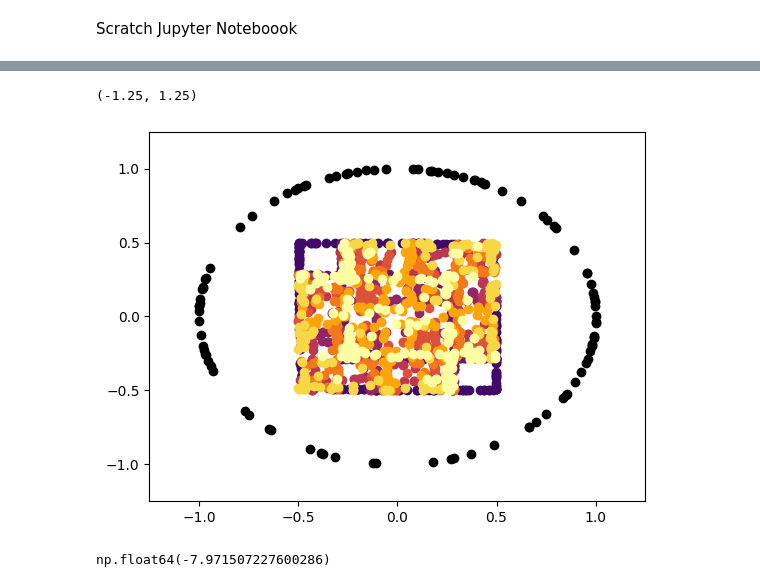
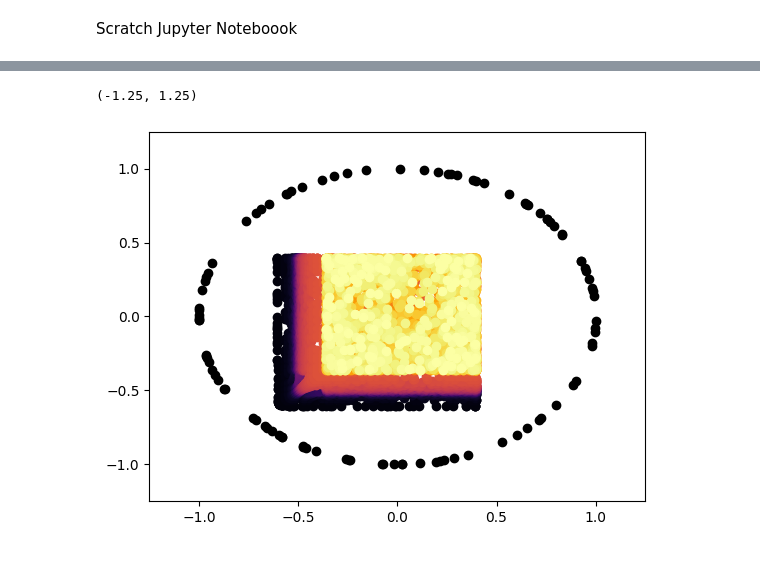
Before and after one commit to Fritz17236/untitled, a Jupyter notebook: src/nonlinear_approximator/scatch.ipynb, the cells around one changed output, grey strips where cells are left out. Cells and saved outputs as stored; diff of their text form; code cells hidden in the pictures.

```diff
--- a/src/nonlinear_approximator/scatch.ipynb
+++ b/src/nonlinear_approximator/scatch.ipynb
@@ -36,7 +37,7 @@ def logi(x: float | np.ndarray, r: float) ->  float | np.ndarray :
 def gauss(x: float | np.ndarray, alpha: float, beta: float) -> float | np.ndarray:
     return np.exp(- alpha * np.square(x)) + beta
 
-def forward_pass(neurons: np.ndarray, vector: np.ndarray, step_count: int, r: float) -> np.ndarray:
+def forward_pass(neurons: np.ndarray, vector: np.ndarray, step_count: int, params: dict) -> np.ndarray:
     if not  neurons.shape[0] == len(vector):
         raise ValueError(f"Could not dot vector with shape {vector.shape} against neurons with shape(s) {neurons.shape}")
 
@@ -45,11 +46,11 @@ def forward_pass(neurons: np.ndarray, vector: np.ndarray, step_count: int, r: fl
         return dot_prods
     else:
         # transformed = logi(dot_prods, r=r)
-        transformed = gauss(dot_prods, alpha=6.20, beta=-.5)
+        transformed = gauss(dot_prods, alpha=params['alpha'], beta=params['beta'])
         for step in range(1, step_count):
             # transformed = logi(transformed, r=r)
-            transformed = gauss(transformed, alpha=6.20, beta=-.5)
-        return transformed * np.sign(neurons)
+            transformed = gauss(transformed, alpha=params['alpha'], beta=params['beta'])
+        return transformed
 # %%
 neurons[:,1]
 np.sign(neurons)
@@ -74,41 +75,36 @@ array([[ 1., -1., -1.,  1.,  1., -1., -1.,  1., -1., -1.,  1.,  1., -1.,
 e1 = np.array([1, 0])
 e2 = np.array([0, 1])
 
-num_passes = 10
+num_passes = 100
 params = {
-    'alpha': 6.5,
-    'beta': -.5,
+    'alpha': 9,
+    'beta':  -.6045,
     'r': 3.8,
 }
 colors = cm.get_cmap('inferno', num_passes+1)
 
 plt.scatter(neurons[0,:], neurons[1,:], color="black")
 for j in range(1,num_passes):
     out_1x = forward_pass(neurons, e1, step_count=j, params=params)
     out_1y = forward_pass(neurons, e2, step_count=j, params=params)
 
     # out_2x = forward_pass(neurons, -e1, step_count=j, r=r)
     # out_2y = forward_pass(neurons, e2, step_count=j, r=r)
 
     # out_3x = forward_pass(neurons, -e1, step_count=j, r=r)
     # out_3y = forward_pass(neurons, -e2, step_count=j, r=r)
 
     # out_4x = forward_pass(neurons, e1, step_count=j, r=r)
     # out_4y = forward_pass(neurons, -e2, step_count=j, r=r)
 
     plt.scatter(out_1x, out_1y, label=f"Pass {j+1}", c=colors(j+1))
     # plt.scatter(out_2x, out_2y, label=f"Pass {j+1}", c=colors(j+1))
     # plt.scatter(out_3x, out_3y, label=f"Pass {j+1}", c=colors(j+1))
     # plt.scatter(out_4x, out_4y, label=f"Pass {j+1}", c=colors(j+1))
 
-
 plt.xlim([-1.25, 1.25])
 plt.ylim([-1.25, 1.25])
 # plt.legend()
 # %% [output]
 (-1.25, 1.25)
-[figure, old version]
+[figure, new version]
-# %%
-np.min(out_1)
-# %% [output]
-np.float64(-7.971507227600286)
```
Also changed, not shown: parts of 10 cells of this notebook.
